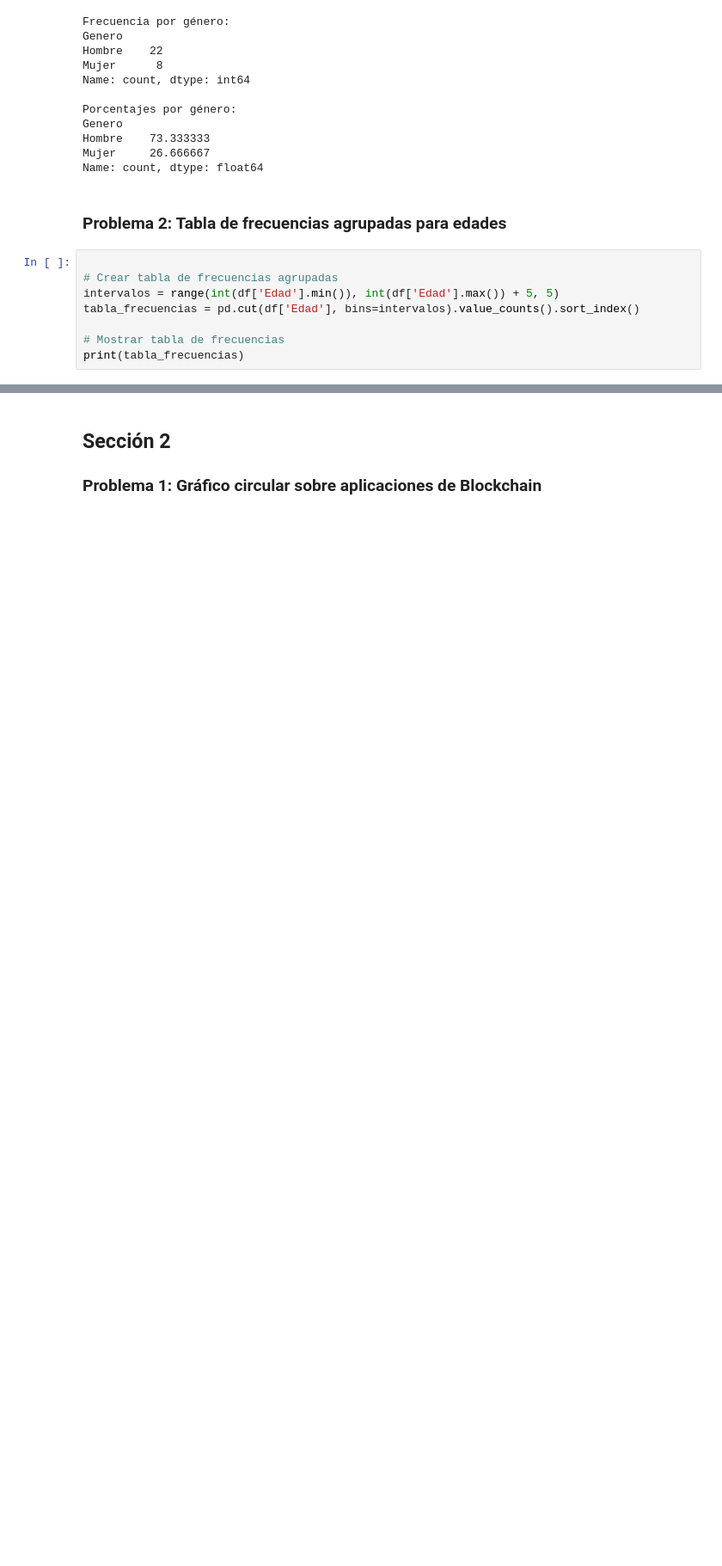
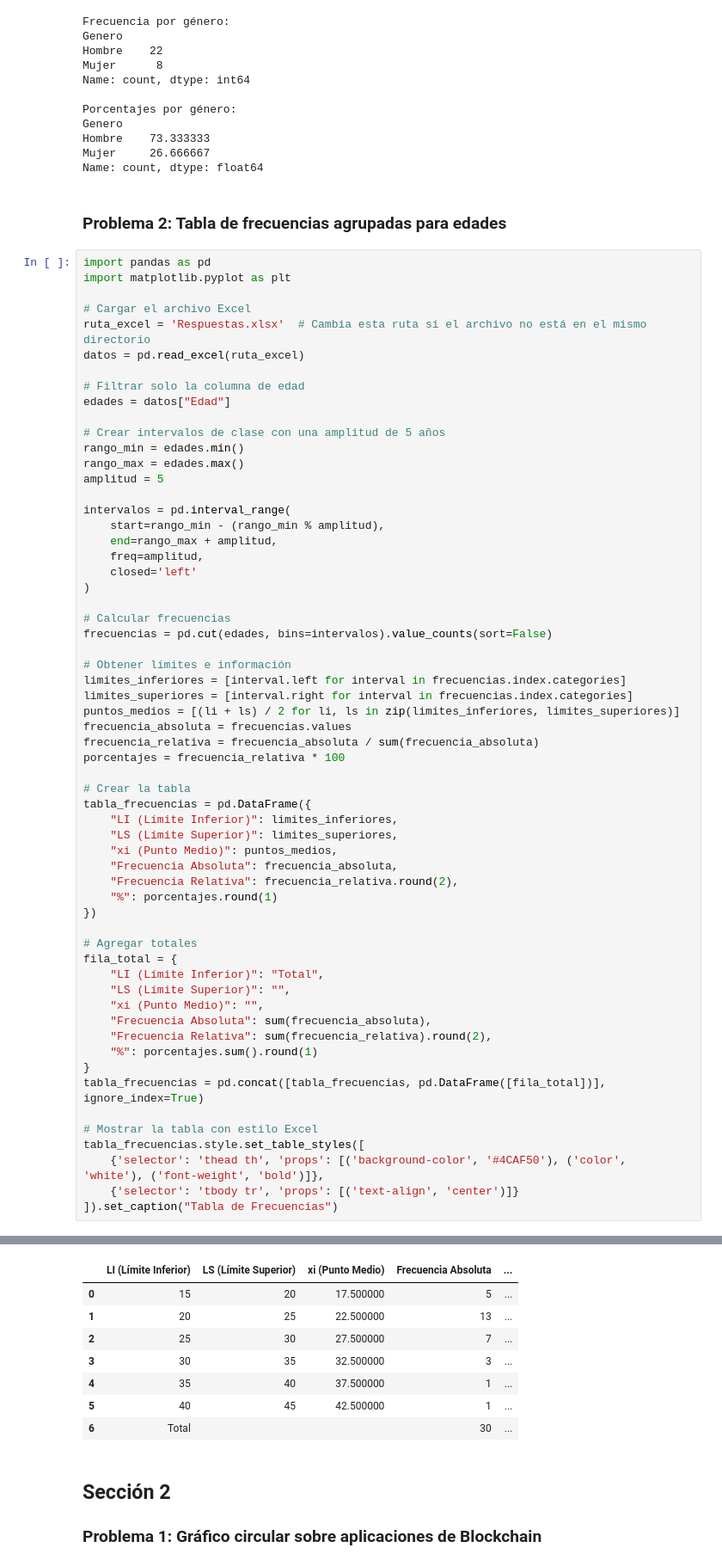
Before and after one commit to IrvinngB/Examen-Estadistica, a Jupyter notebook: Estadistica.ipynb, the cells around one changed output, grey strips where cells are left out. Shown: that part at 86% size. Cells and saved outputs as stored; diff of their text form; blank space fills up the shorter version.

Commit message:
tablas

```diff
--- a/Estadistica.ipynb
+++ b/Estadistica.ipynb
@@ -44,11 +44,63 @@ Name: count, dtype: float64
 # %% [markdown]
 ### Problema 2: Tabla de frecuencias agrupadas para edades
 # %%
+import pandas as pd
+import matplotlib.pyplot as plt
 
-# Crear tabla de frecuencias agrupadas
-intervalos = range(int(df['Edad'].min()), int(df['Edad'].max()) + 5, 5)
-tabla_frecuencias = pd.cut(df['Edad'], bins=intervalos).value_counts().sort_index()
+# Cargar el archivo Excel
+ruta_excel = 'Respuestas.xlsx'  # Cambia esta ruta si el archivo no está en el mismo directorio
+datos = pd.read_excel(ruta_excel)
 
-# Mostrar tabla de frecuencias
-print(tabla_frecuencias)
+# Filtrar solo la columna de edad
+edades = datos["Edad"]
+
+# Crear intervalos de clase con una amplitud de 5 años
+rango_min = edades.min()
+rango_max = edades.max()
+amplitud = 5
+
+intervalos = pd.interval_range(
+    start=rango_min - (rango_min % amplitud),
+    end=rango_max + amplitud,
+    freq=amplitud,
+    closed='left'
+)
+
+# Calcular frecuencias
+frecuencias = pd.cut(edades, bins=intervalos).value_counts(sort=False)
+
+# Obtener límites e información
+limites_inferiores = [interval.left for interval in frecuencias.index.categories]
+limites_superiores = [interval.right for interval in frecuencias.index.categories]
+puntos_medios = [(li + ls) / 2 for li, ls in zip(limites_inferiores, limites_superiores)]
+frecuencia_absoluta = frecuencias.values
+frecuencia_relativa = frecuencia_absoluta / sum(frecuencia_absoluta)
+porcentajes = frecuencia_relativa * 100
+
+# Crear la tabla
+tabla_frecuencias = pd.DataFrame({
+    "LI (Límite Inferior)": limites_inferiores,
+    "LS (Límite Superior)": limites_superiores,
+    "xi (Punto Medio)": puntos_medios,
+    "Frecuencia Absoluta": frecuencia_absoluta,
+    "Frecuencia Relativa": frecuencia_relativa.round(2),
+    "%": porcentajes.round(1)
+})
+
+# Agregar totales
+fila_total = {
+    "LI (Límite Inferior)": "Total",
+    "LS (Límite Superior)": "",
+    "xi (Punto Medio)": "",
+    "Frecuencia Absoluta": sum(frecuencia_absoluta),
+    "Frecuencia Relativa": sum(frecuencia_relativa).round(2),
+    "%": porcentajes.sum().round(1)
+}
+tabla_frecuencias = pd.concat([tabla_frecuencias, pd.DataFrame([fila_total])], ignore_index=True)
+
+# Mostrar la tabla con estilo Excel
+tabla_frecuencias.style.set_table_styles([
+    {'selector': 'thead th', 'props': [('background-color', '#4CAF50'), ('color', 'white'), ('font-weight', 'bold')]},
+    {'selector': 'tbody tr', 'props': [('text-align', 'center')]}
+]).set_caption("Tabla de Frecuencias")
 # %% [output]
@@ -62,3 +108,11 @@ Name: count, dtype: int64
+|  | LI (Límite Inferior) | LS (Límite Superior) | xi (Punto Medio) | Frecuencia Absoluta | ... |
+| 0 | 15 | 20 | 17.500000 | 5 | ... |
+| 1 | 20 | 25 | 22.500000 | 13 | ... |
+| 2 | 25 | 30 | 27.500000 | 7 | ... |
+| 3 | 30 | 35 | 32.500000 | 3 | ... |
+| 4 | 35 | 40 | 37.500000 | 1 | ... |
+| 5 | 40 | 45 | 42.500000 | 1 | ... |
+| 6 | Total |  |  | 30 | ... |
 # %% [markdown]
 ## Sección 2
 ### Problema 1: Gráfico circular sobre aplicaciones de Blockchain
```
Also changed, not shown: parts of 6 cells of this notebook, 4 other files.
